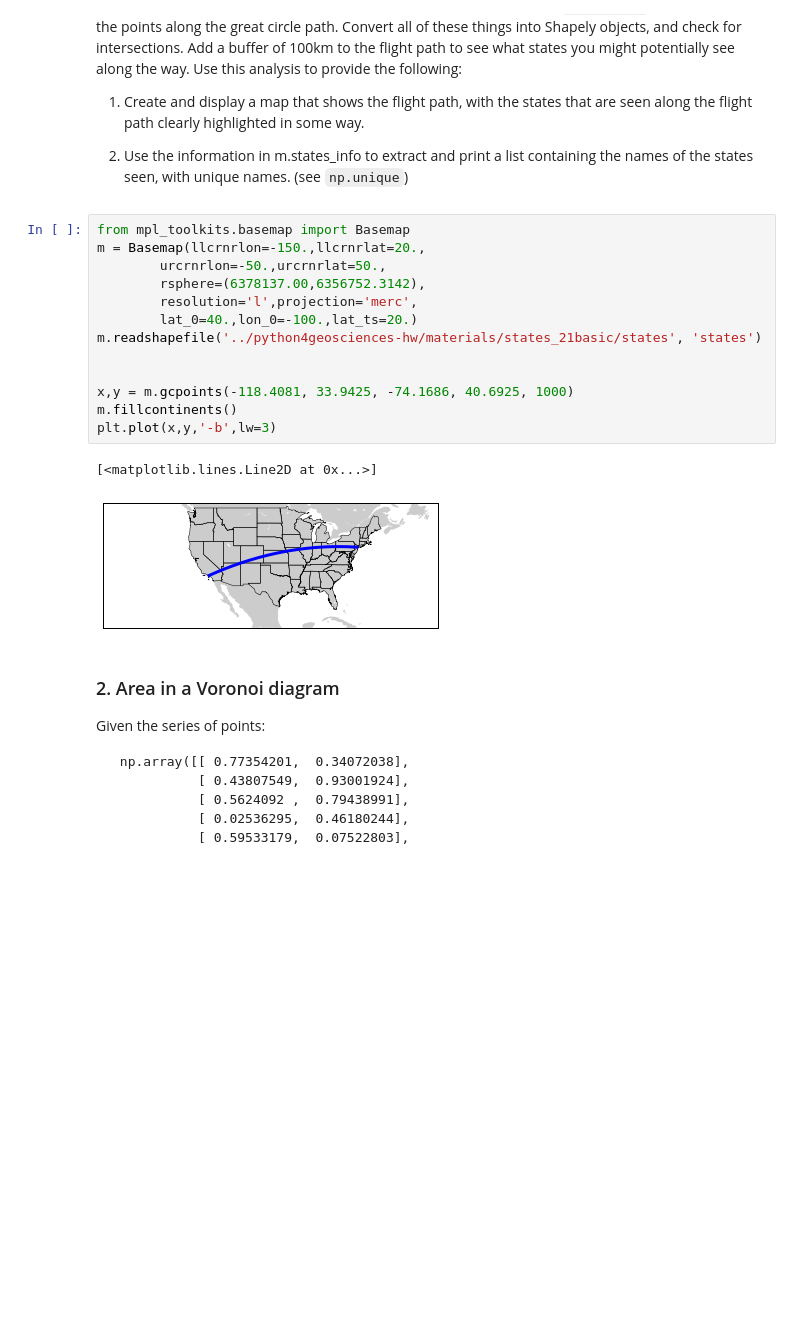
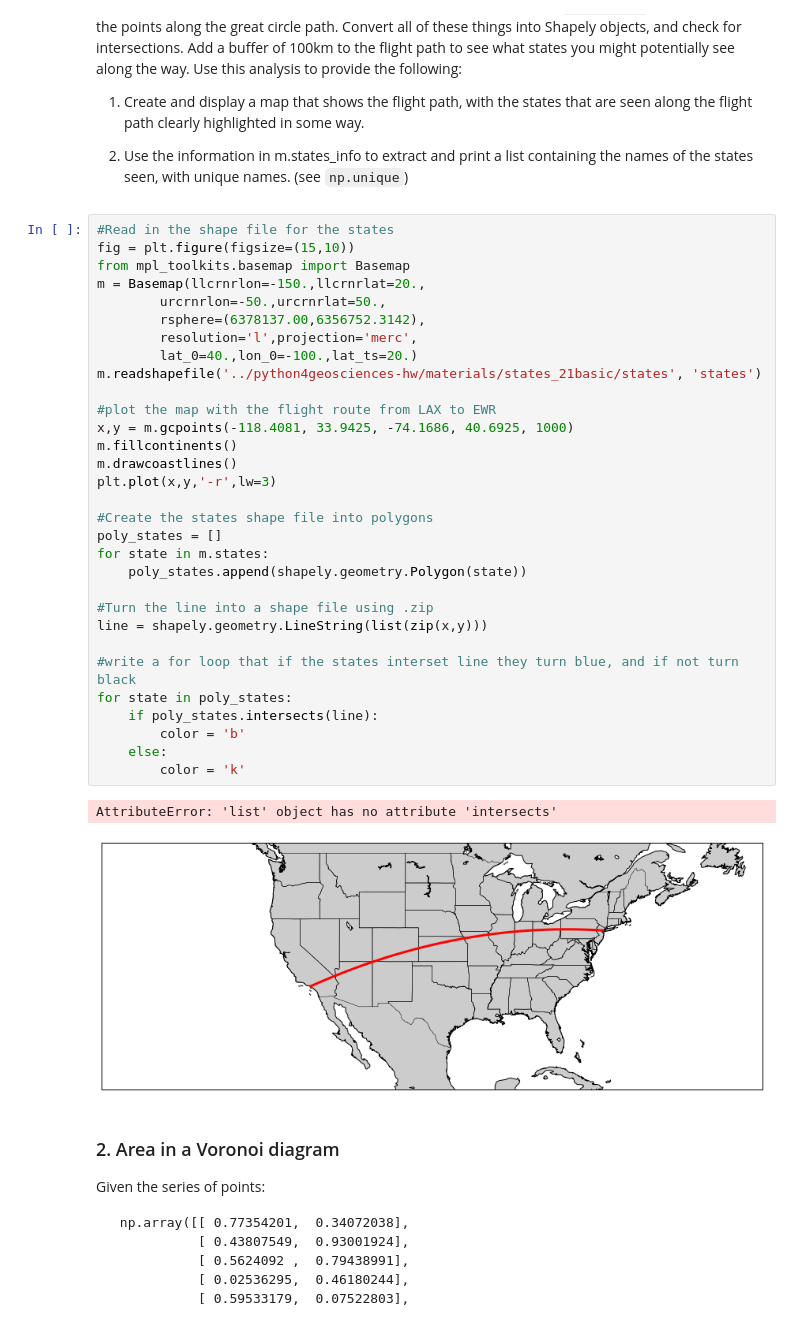
Before and after one commit to mschoemann272/python4geosciences-hw, a Jupyter notebook: hw05_Mackenzie_Schoemann.ipynb, the cells around one changed output. Saved outputs shown, nothing was run; the diff lists cells and outputs as text; blank space fills up the shorter version.

```diff
--- a/hw05_Mackenzie_Schoemann.ipynb
+++ b/hw05_Mackenzie_Schoemann.ipynb
@@ -34,21 +39,39 @@ The boundary information for all of the states is now held in an attribute of th
 
 2. Use the information in m.states_info to extract and print a list containing the names of the states seen, with unique names. (see `np.unique`)
 # %%
+#Read in the shape file for the states
+fig = plt.figure(figsize=(15,10))
 from mpl_toolkits.basemap import Basemap
 m = Basemap(llcrnrlon=-150.,llcrnrlat=20.,
         urcrnrlon=-50.,urcrnrlat=50.,
         rsphere=(6378137.00,6356752.3142),
         resolution='l',projection='merc',
         lat_0=40.,lon_0=-100.,lat_ts=20.)
 m.readshapefile('../python4geosciences-hw/materials/states_21basic/states', 'states')
 
-
+#plot the map with the flight route from LAX to EWR
 x,y = m.gcpoints(-118.4081, 33.9425, -74.1686, 40.6925, 1000)
 m.fillcontinents()
-plt.plot(x,y,'-b',lw=3)
+m.drawcoastlines()
+plt.plot(x,y,'-r',lw=3)
+
+#Create the states shape file into polygons
+poly_states = []
+for state in m.states:
+    poly_states.append(shapely.geometry.Polygon(state))
+
+#Turn the line into a shape file using .zip
+line = shapely.geometry.LineString(list(zip(x,y)))
+
+#write a for loop that if the states interset line they turn blue, and if not turn black
+for state in poly_states:
+    if poly_states.intersects(line):
+        color = 'b'
+    else:
+        color = 'k'
 # %% [output]
-[<matplotlib.lines.Line2D at 0x...>]
+AttributeError: 'list' object has no attribute 'intersects'
-[figure, old version]
+[figure, new version]
 # %% [markdown]
 ### 2. Area in a Voronoi diagram
 
```
Also changed, not shown: parts of 9 cells of this notebook, 2 other files.
